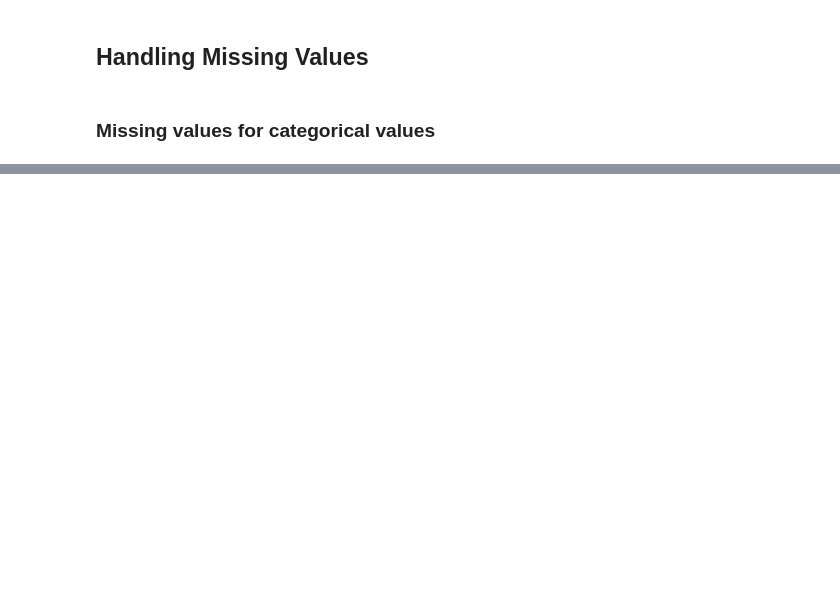
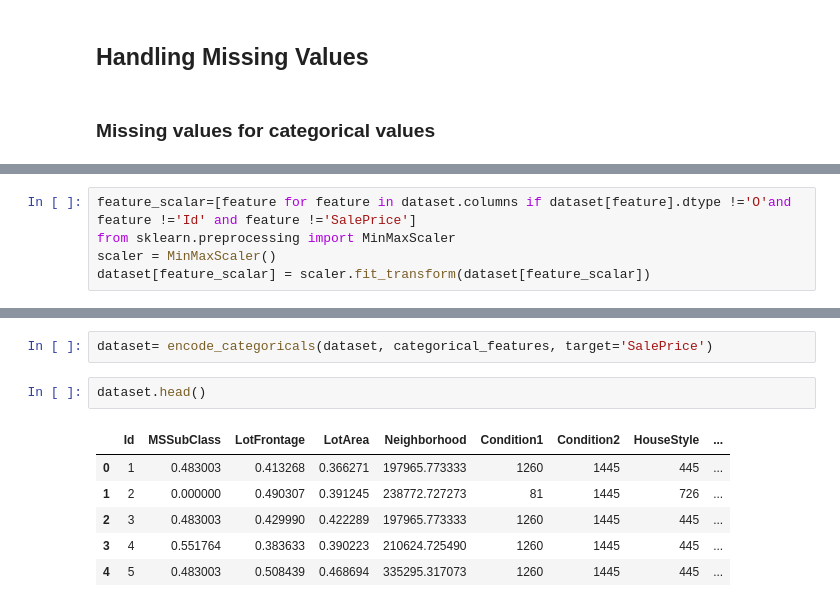
Before and after one commit to SarathiSoundarya/ML_course, a Jupyter notebook: eda.ipynb, the cells around one changed output, grey strips where cells are left out. Saved outputs shown, nothing was run; the diff lists cells and outputs as text; blank space fills up the shorter version.

```diff
--- a/eda.ipynb
+++ b/eda.ipynb
@@ -497,0 +661,5 @@ for feature in features_nan:
+# %%
+feature_scalar=[feature for feature in dataset.columns if dataset[feature].dtype !='O'and feature !='Id' and feature !='SalePrice']
+from sklearn.preprocessing import MinMaxScaler
+scaler = MinMaxScaler()
+dataset[feature_scalar] = scaler.fit_transform(dataset[feature_scalar])
@@ -497,0 +741,11 @@ for feature in features_nan:
+# %%
+dataset= encode_categoricals(dataset, categorical_features, target='SalePrice')
+# %%
+dataset.head()
+# %% [output]
+|  | Id | MSSubClass | LotFrontage | LotArea | Neighborhood | Condition1 | Condition2 | HouseStyle | ... |
+| 0 | 1 | 0.483003 | 0.413268 | 0.366271 | 197965.773333 | 1260 | 1445 | 445 | ... |
+| 1 | 2 | 0.000000 | 0.490307 | 0.391245 | 238772.727273 | 81 | 1445 | 726 | ... |
+| 2 | 3 | 0.483003 | 0.429990 | 0.422289 | 197965.773333 | 1260 | 1445 | 445 | ... |
+| 3 | 4 | 0.551764 | 0.383633 | 0.390223 | 210624.725490 | 1260 | 1445 | 445 | ... |
+| 4 | 5 | 0.483003 | 0.508439 | 0.468694 | 335295.317073 | 1260 | 1445 | 445 | ... |
```
Also changed, not shown: parts of 34 cells of this notebook, 1 other file.
